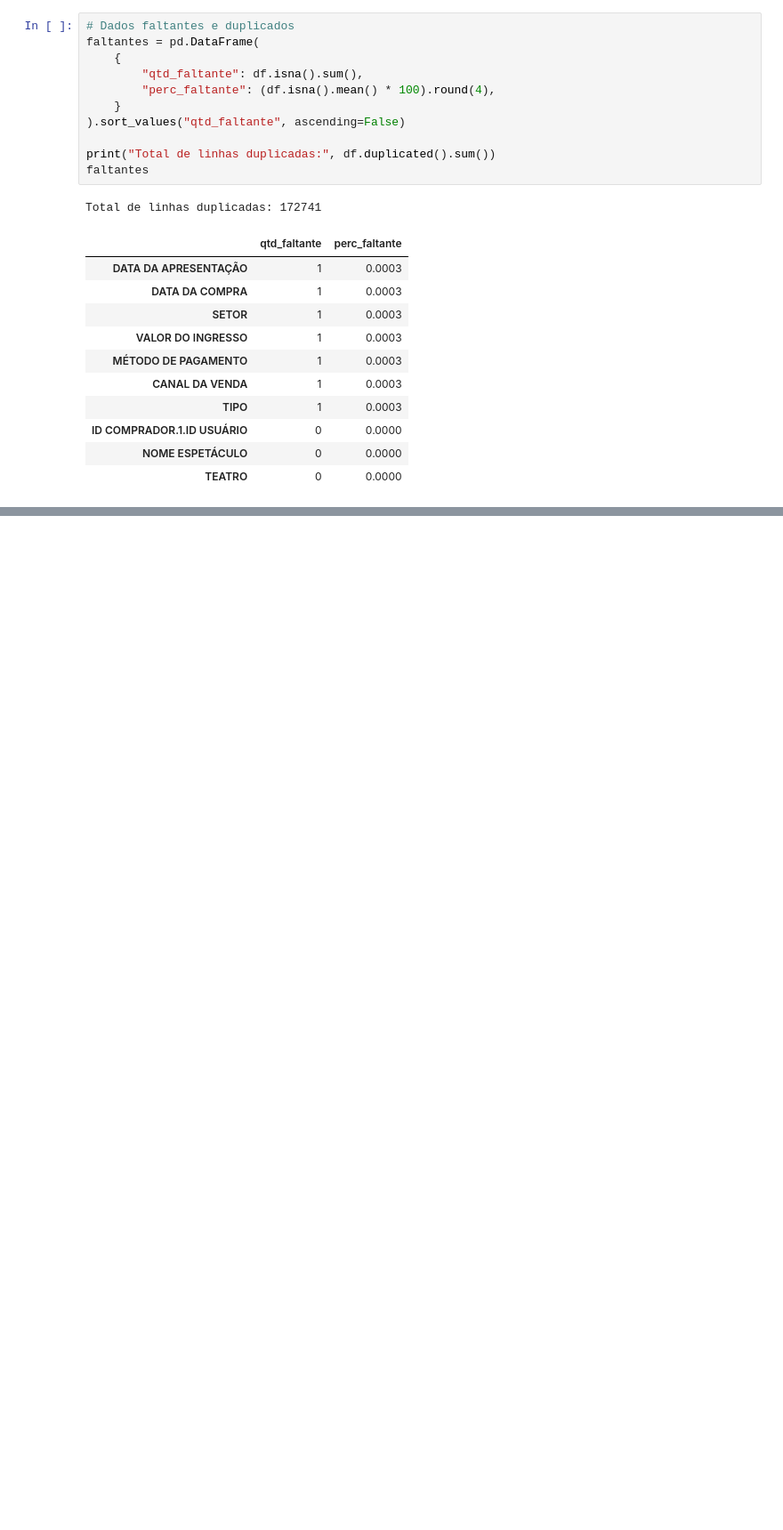
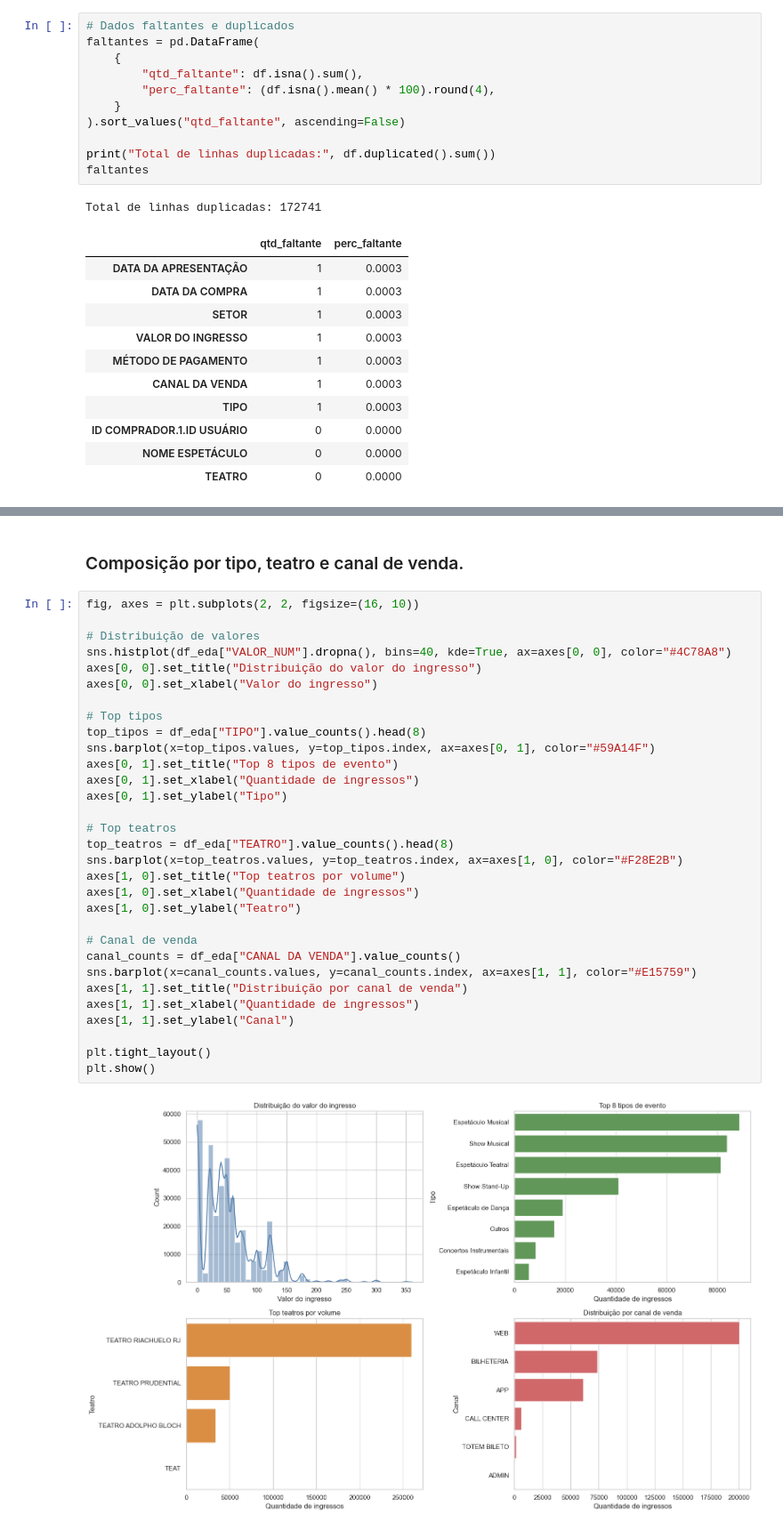
Before and after one commit to Kdu07/recomendashow, a Jupyter notebook: docs/analise_exploratoria_dados.ipynb, the cells around one changed output, grey strips where cells are left out. Shown at 89% size. Saved outputs shown, nothing was run; the diff lists cells and outputs as text; blank space fills up the shorter version.

```diff
--- a/docs/analise_exploratoria_dados.ipynb
+++ b/docs/analise_exploratoria_dados.ipynb
@@ -149,0 +175,35 @@ Total de linhas duplicadas: 172741
+# %% [markdown]
+### Composição por tipo, teatro e canal de venda.
+# %%
+fig, axes = plt.subplots(2, 2, figsize=(16, 10))
+
+# Distribuição de valores
+sns.histplot(df_eda["VALOR_NUM"].dropna(), bins=40, kde=True, ax=axes[0, 0], color="#4C78A8")
+axes[0, 0].set_title("Distribuição do valor do ingresso")
+axes[0, 0].set_xlabel("Valor do ingresso")
+
+# Top tipos
+top_tipos = df_eda["TIPO"].value_counts().head(8)
+sns.barplot(x=top_tipos.values, y=top_tipos.index, ax=axes[0, 1], color="#59A14F")
+axes[0, 1].set_title("Top 8 tipos de evento")
+axes[0, 1].set_xlabel("Quantidade de ingressos")
+axes[0, 1].set_ylabel("Tipo")
+
+# Top teatros
+top_teatros = df_eda["TEATRO"].value_counts().head(8)
+sns.barplot(x=top_teatros.values, y=top_teatros.index, ax=axes[1, 0], color="#F28E2B")
+axes[1, 0].set_title("Top teatros por volume")
+axes[1, 0].set_xlabel("Quantidade de ingressos")
+axes[1, 0].set_ylabel("Teatro")
+
+# Canal de venda
+canal_counts = df_eda["CANAL DA VENDA"].value_counts()
+sns.barplot(x=canal_counts.values, y=canal_counts.index, ax=axes[1, 1], color="#E15759")
+axes[1, 1].set_title("Distribuição por canal de venda")
+axes[1, 1].set_xlabel("Quantidade de ingressos")
+axes[1, 1].set_ylabel("Canal")
+
+plt.tight_layout()
+plt.show()
+# %% [output]
+[figure, added]
```
Also changed, not shown: parts of 3 cells of this notebook.
